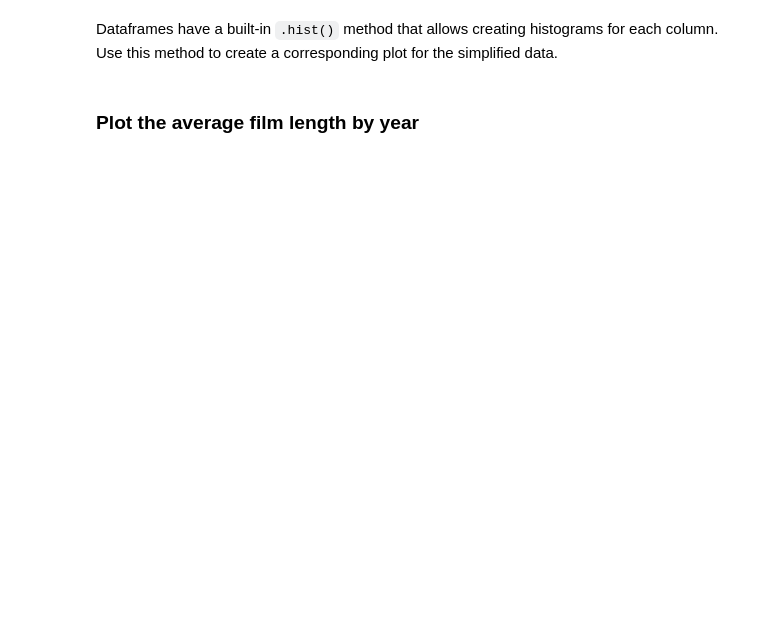
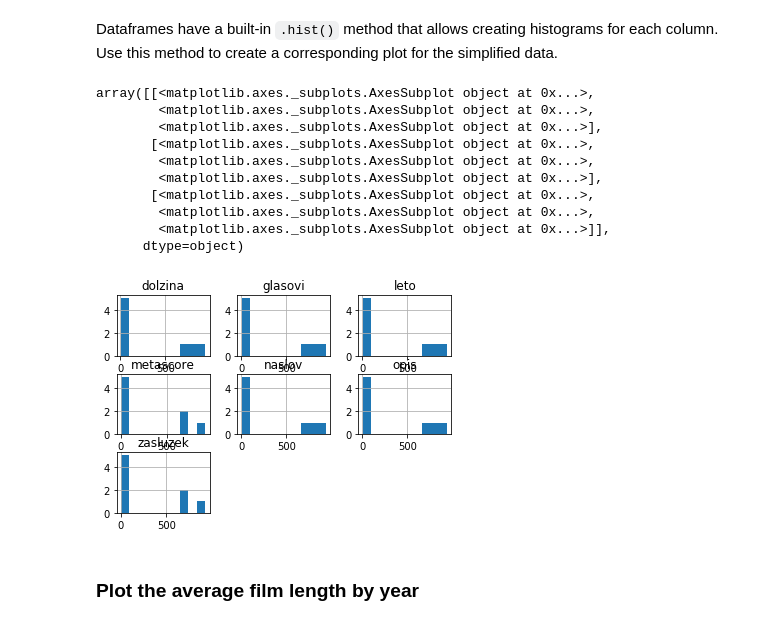
Before and after one commit to evadezelak/programiranje-1, a Jupyter notebook: 3-analiza-podatkov/vaje/pandas_101.ipynb, the cells around one changed output. Cells and saved outputs as stored; diff of their text form; code cells hidden in the pictures; blank space fills up the shorter version.

```diff
--- a/3-analiza-podatkov/vaje/pandas_101.ipynb
+++ b/3-analiza-podatkov/vaje/pandas_101.ipynb
@@ -156,4 +226,18 @@ Create a bar plot of this data.
 # %% [markdown]
 Dataframes have a built-in `.hist()` method that allows creating histograms for each column. Use this method to create a corresponding plot for the simplified data.
+# %%
+presteto.head(50).hist()
+# %% [output]
+array([[<matplotlib.axes._subplots.AxesSubplot object at 0x...>,
+        <matplotlib.axes._subplots.AxesSubplot object at 0x...>,
+        <matplotlib.axes._subplots.AxesSubplot object at 0x...>],
+       [<matplotlib.axes._subplots.AxesSubplot object at 0x...>,
+        <matplotlib.axes._subplots.AxesSubplot object at 0x...>,
+        <matplotlib.axes._subplots.AxesSubplot object at 0x...>],
+       [<matplotlib.axes._subplots.AxesSubplot object at 0x...>,
+        <matplotlib.axes._subplots.AxesSubplot object at 0x...>,
+        <matplotlib.axes._subplots.AxesSubplot object at 0x...>]],
+      dtype=object)
+[figure, added]
 # %% [markdown]
 ### Plot the average film length by year
```
Also changed, not shown: parts of 8 cells of this notebook.
